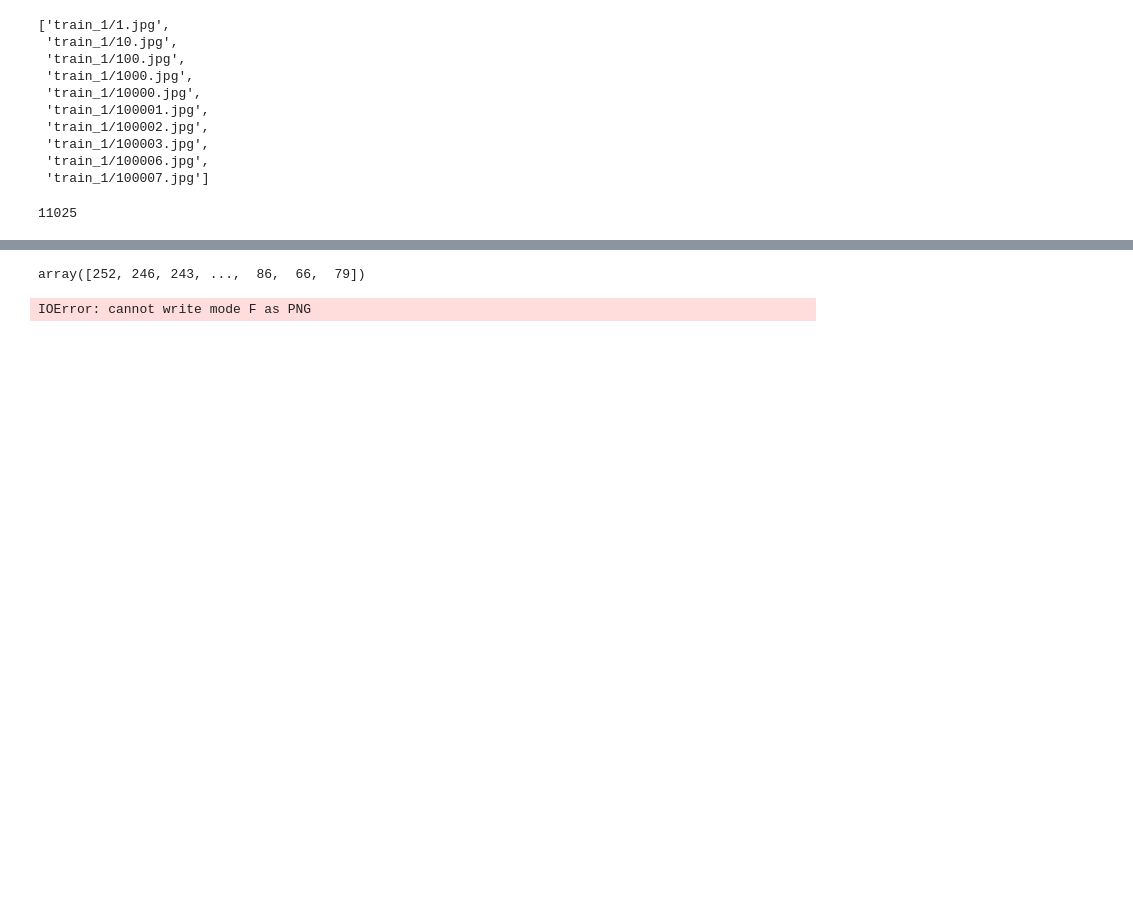
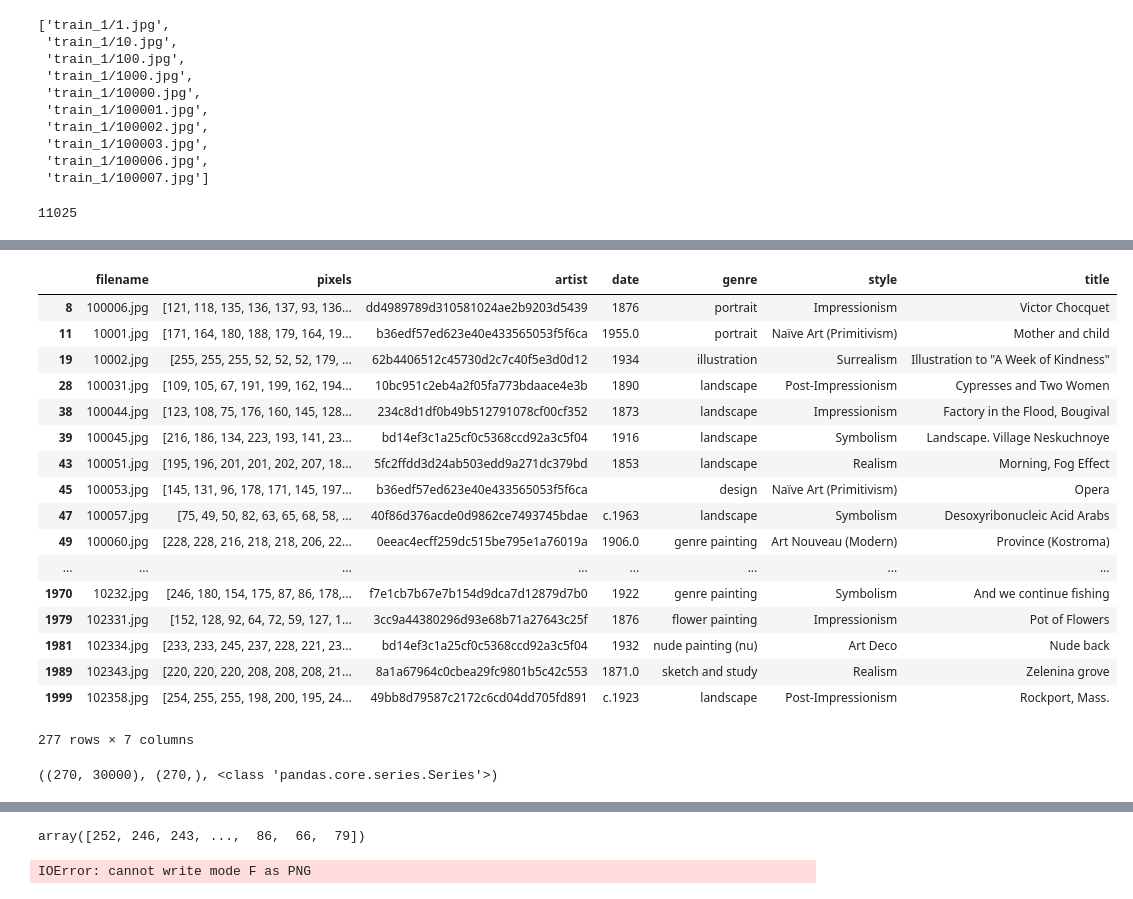
Before and after one commit to majorgowan/fifth_floor_art_critics, a Jupyter notebook: Notebooks/browse_paintings_C.ipynb, the cells around one changed output, grey strips where cells are left out. Saved outputs shown, nothing was run; the diff lists cells and outputs as text; code cells hidden in the pictures; blank space fills up the shorter version.

```diff
--- a/Notebooks/browse_paintings_C.ipynb
+++ b/Notebooks/browse_paintings_C.ipynb
@@ -217,0 +235,6 @@ result = pd.concat([mylist, df4], axis=1, join_axes=[df1.index])
+# %%
+grouped = result.groupby('artist')
+np.sort(grouped.size())[-200:]
+#np.sort(grouped.size())[-50:]
+#grouped.size().sort_values(axis=0, ascending=True)
+#result.groupby('artist', sort=True).sum()
@@ -217,0 +254,41 @@ result = pd.concat([mylist, df4], axis=1, join_axes=[df1.index])
+# %%
+#grouped.groups
+final=grouped.filter(lambda x: len(x) > 9)
+final
+#result.artist[np.sort(grouped.size())[-100:]]
+# %% [output]
+|  | filename | pixels | artist | date | genre | style | title |
+| 8 | 100006.jpg | [121, 118, 135, 136, 137, 93, 136... | dd4989789d310581024ae2b9203d5439 | 1876 | portrait | Impressionism | Victor Chocquet |
+| 11 | 10001.jpg | [171, 164, 180, 188, 179, 164, 19... | b36edf57ed623e40e433565053f5f6ca | 1955.0 | portrait | Naïve Art (Primitivism) | Mother and child |
+| 19 | 10002.jpg | [255, 255, 255, 52, 52, 52, 179, ... | 62b4406512c45730d2c7c40f5e3d0d12 | 1934 | illustration | Surrealism | Illustration to "A Week of Kindness" |
+| 28 | 100031.jpg | [109, 105, 67, 191, 199, 162, 194... | 10bc951c2eb4a2f05fa773bdaace4e3b | 1890 | landscape | Post-Impressionism | Cypresses and Two Women |
+| 38 | 100044.jpg | [123, 108, 75, 176, 160, 145, 128... | 234c8d1df0b49b512791078cf00cf352 | 1873 | landscape | Impressionism | Factory in the Flood, Bougival |
+| 39 | 100045.jpg | [216, 186, 134, 223, 193, 141, 23... | bd14ef3c1a25cf0c5368ccd92a3c5f04 | 1916 | landscape | Symbolism | Landscape. Village Neskuchnoye |
+| 43 | 100051.jpg | [195, 196, 201, 201, 202, 207, 18... | 5fc2ffdd3d24ab503edd9a271dc379bd | 1853 | landscape | Realism | Morning, Fog Effect |
+| 45 | 100053.jpg | [145, 131, 96, 178, 171, 145, 197... | b36edf57ed623e40e433565053f5f6ca |  | design | Naïve Art (Primitivism) | Opera |
+| 47 | 100057.jpg | [75, 49, 50, 82, 63, 65, 68, 58, ... | 40f86d376acde0d9862ce7493745bdae | c.1963 | landscape | Symbolism | Desoxyribonucleic Acid Arabs |
+| 49 | 100060.jpg | [228, 228, 216, 218, 218, 206, 22... | 0eeac4ecff259dc515be795e1a76019a | 1906.0 | genre painting | Art Nouveau (Modern) | Province (Kostroma) |
+| ... | ... | ... | ... | ... | ... | ... | ... |
+| 1970 | 10232.jpg | [246, 180, 154, 175, 87, 86, 178,... | f7e1cb7b67e7b154d9dca7d12879d7b0 | 1922 | genre painting | Symbolism | And we continue fishing |
+| 1979 | 102331.jpg | [152, 128, 92, 64, 72, 59, 127, 1... | 3cc9a44380296d93e68b71a27643c25f | 1876 | flower painting | Impressionism | Pot of Flowers |
+| 1981 | 102334.jpg | [233, 233, 245, 237, 228, 221, 23... | bd14ef3c1a25cf0c5368ccd92a3c5f04 | 1932 | nude painting (nu) | Art Deco | Nude back |
+| 1989 | 102343.jpg | [220, 220, 220, 208, 208, 208, 21... | 8a1a67964c0cbea29fc9801b5c42c553 | 1871.0 | sketch and study | Realism | Zelenina grove |
+| 1999 | 102358.jpg | [254, 255, 255, 198, 200, 195, 24... | 49bb8d79587c2172c6cd04dd705fd891 | c.1923 | landscape | Post-Impressionism | Rockport, Mass. |
+277 rows × 7 columns
+# %%
+# Create classes based on artist (only 24 artist in this sample, the most frequent ones)
+uniq = sorted(list(set(final['artist'])))
+artnum = [uniq.index(x) for x in final['artist']]
+# Put the data in the right format to run the NN
+frame2=[pd.DataFrame(final['pixels'].tolist()),pd.DataFrame(artnum)]
+datafinal=pd.concat(frame2, axis=1).dropna(axis=0)
+datafinal.columns = [list(range(30001))]
+
+y_class = datafinal[30000]
+X_train = datafinal.ix[:,0:29999]
+y_train = y_class
+#X_test = dtm[n_break:n_final]
+#y_test = y_class[n_break:n_final]
+print(X_train.shape,y_train.shape,type(y_train))
+# %% [output]
+((270, 30000), (270,), <class 'pandas.core.series.Series'>)
```
Also changed, not shown: parts of 20 cells of this notebook.
